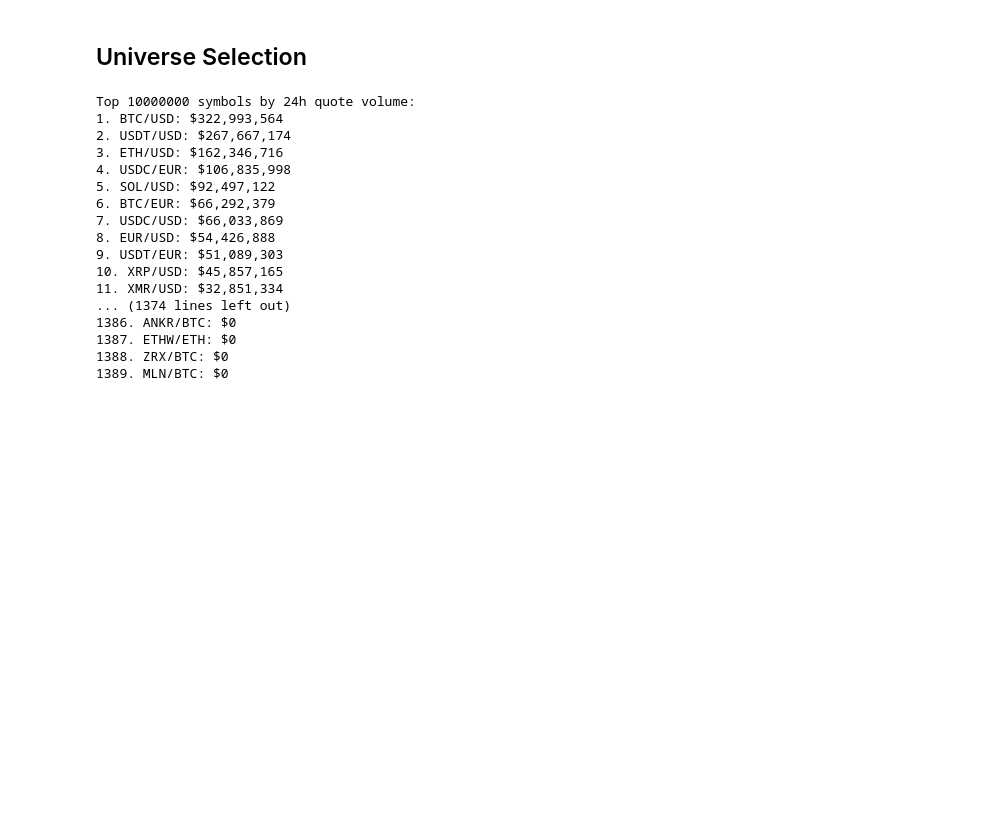
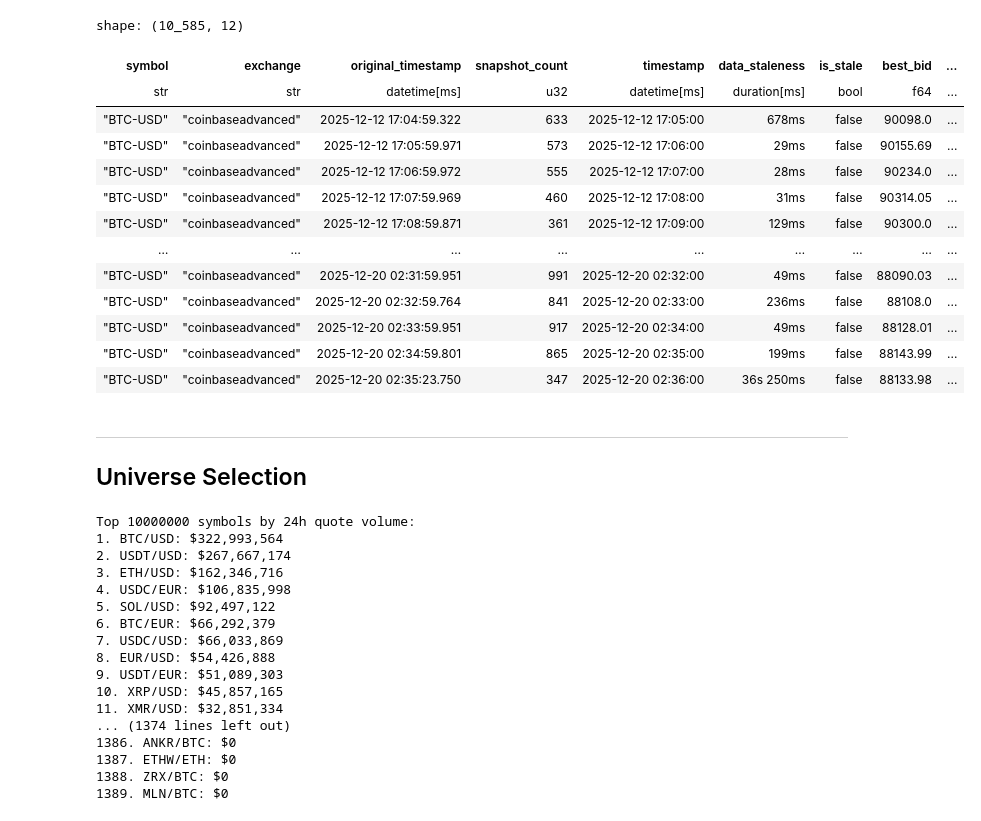
Before and after one commit to jp-quant/daedalus, a Jupyter notebook: R&D.ipynb, the cells around one changed output. Drawn from its saved outputs; the diff is of its cells as text; code cells hidden in the pictures; blank space fills up the shorter version.

```diff
--- a/R&D.ipynb
+++ b/R&D.ipynb
@@ -46,4 +129,22 @@ shape: (7_978_298, 12)
+# %%
+btc_resampled_df
+# %% [output]
+shape: (10_585, 12)
+| symbol | exchange | original_timestamp | snapshot_count | timestamp | data_staleness | is_stale | best_bid | ... |
+| str | str | datetime[ms] | u32 | datetime[ms] | duration[ms] | bool | f64 | ... |
+| "BTC-USD" | "coinbaseadvanced" | 2025-12-12 17:04:59.322 | 633 | 2025-12-12 17:05:00 | 678ms | false | 90098.0 | ... |
+| "BTC-USD" | "coinbaseadvanced" | 2025-12-12 17:05:59.971 | 573 | 2025-12-12 17:06:00 | 29ms | false | 90155.69 | ... |
+| "BTC-USD" | "coinbaseadvanced" | 2025-12-12 17:06:59.972 | 555 | 2025-12-12 17:07:00 | 28ms | false | 90234.0 | ... |
+| "BTC-USD" | "coinbaseadvanced" | 2025-12-12 17:07:59.969 | 460 | 2025-12-12 17:08:00 | 31ms | false | 90314.05 | ... |
+| "BTC-USD" | "coinbaseadvanced" | 2025-12-12 17:08:59.871 | 361 | 2025-12-12 17:09:00 | 129ms | false | 90300.0 | ... |
+| … | … | … | … | … | … | … | … | ... |
+| "BTC-USD" | "coinbaseadvanced" | 2025-12-20 02:31:59.951 | 991 | 2025-12-20 02:32:00 | 49ms | false | 88090.03 | ... |
+| "BTC-USD" | "coinbaseadvanced" | 2025-12-20 02:32:59.764 | 841 | 2025-12-20 02:33:00 | 236ms | false | 88108.0 | ... |
+| "BTC-USD" | "coinbaseadvanced" | 2025-12-20 02:33:59.951 | 917 | 2025-12-20 02:34:00 | 49ms | false | 88128.01 | ... |
+| "BTC-USD" | "coinbaseadvanced" | 2025-12-20 02:34:59.801 | 865 | 2025-12-20 02:35:00 | 199ms | false | 88143.99 | ... |
+| "BTC-USD" | "coinbaseadvanced" | 2025-12-20 02:35:23.750 | 347 | 2025-12-20 02:36:00 | 36s 250ms | false | 88133.98 | ... |
 # %% [markdown]
+---
 ## Universe Selection
 # %%
 import ccxt.pro as ccxtpro
```
Also changed, not shown: parts of 12 cells of this notebook, 12 other files.
